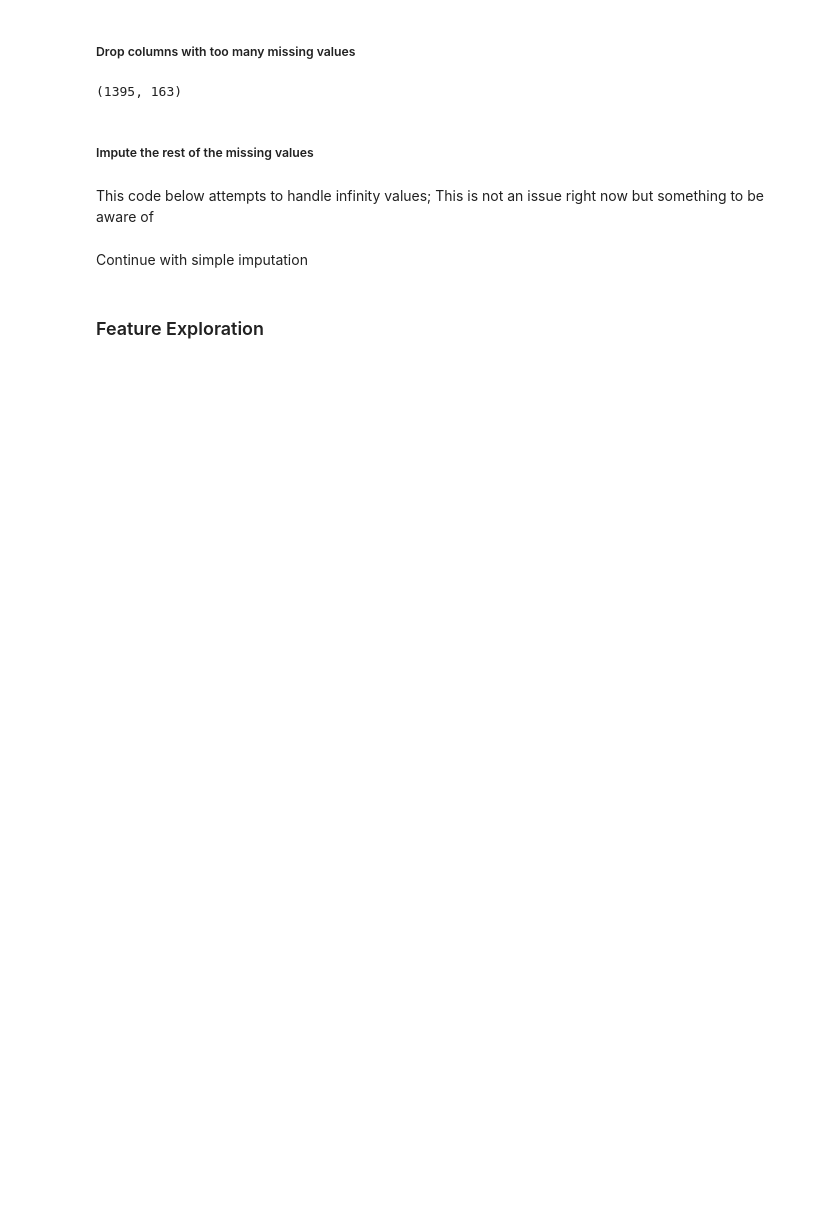
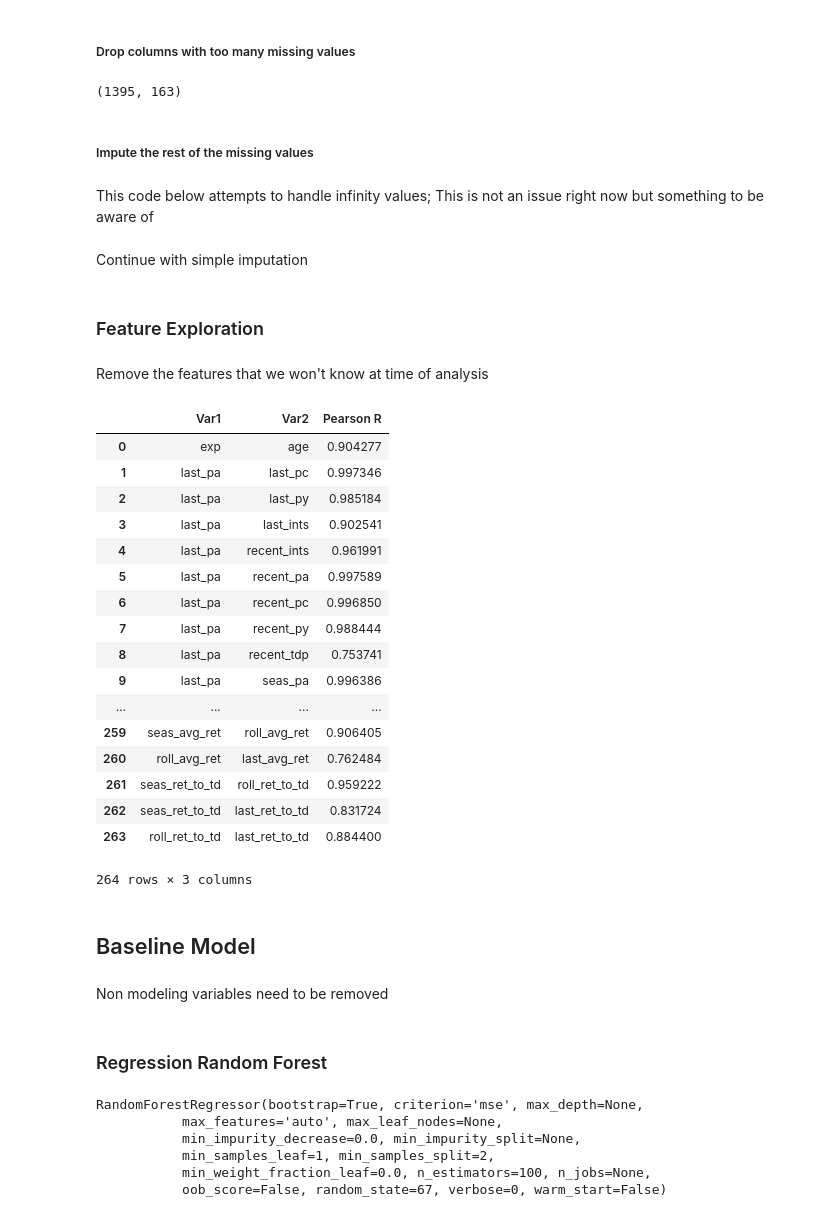
Before and after one commit to jchristo12/fantasy_football, a Jupyter notebook: analysis/model_dev.ipynb, the cells around one changed output. Drawn from its saved outputs; the diff is of its cells as text; code cells hidden in the pictures; blank space fills up the shorter version.

Commit message:
Build baseline model

```diff
--- a/analysis/model_dev.ipynb
+++ b/analysis/model_dev.ipynb
@@ -162,5 +163,42 @@ imputed_cat_df = pd.DataFrame(cat_impute.fit_transform(train_wr_miss.loc[:, impu
 # %%
 #add imputed columns to original data frame
 train_wr_imputed = pd.concat([train_wr_miss, imputed_numeric_df, imputed_cat_df], axis=1)
+# %%
+#drop the original columns that have missing data
+train_wr_imputed = train_wr_imputed.drop(list(impute_cat_col) + list(impute_numeric_col), axis=1)
 # %% [markdown]
 ### Feature Exploration
+# %% [markdown]
+Remove the features that we won't know at time of analysis
+# %%
+#remove current game stats
+drop_stat_cols = list(train_wr_imputed.loc[:, 'pa':'tdret'].columns)
+# %%
+#drop from the data frame
+wr10_subset1 = train_wr_imputed.drop(drop_stat_cols, axis=1)
+# %%
+#correlation between numerical variables
+udf.corr_to_df_summary(wr10_subset1.select_dtypes(include=np.number)).reset_index()
+# %% [output]
+|  | Var1 | Var2 | Pearson R |
+| 0 | exp | age | 0.904277 |
+| 1 | last_pa | last_pc | 0.997346 |
+| 2 | last_pa | last_py | 0.985184 |
+| 3 | last_pa | last_ints | 0.902541 |
+| 4 | last_pa | recent_ints | 0.961991 |
+| 5 | last_pa | recent_pa | 0.997589 |
+| 6 | last_pa | recent_pc | 0.996850 |
+| 7 | last_pa | recent_py | 0.988444 |
+| 8 | last_pa | recent_tdp | 0.753741 |
+| 9 | last_pa | seas_pa | 0.996386 |
+| ... | ... | ... | ... |
+| 259 | seas_avg_ret | roll_avg_ret | 0.906405 |
+| 260 | roll_avg_ret | last_avg_ret | 0.762484 |
+| 261 | seas_ret_to_td | roll_ret_to_td | 0.959222 |
+| 262 | seas_ret_to_td | last_ret_to_td | 0.831724 |
+| 263 | roll_ret_to_td | last_ret_to_td | 0.884400 |
+264 rows × 3 columns
+# %% [markdown]
+## Baseline Model
+# %% [markdown]
+Non modeling variables need to be removed
@@ -166,0 +210,2 @@ train_wr_imputed = pd.concat([train_wr_miss, imputed_numeric_df, imputed_cat_df]
+# %% [markdown]
+### Regression Random Forest
@@ -166,0 +226,9 @@ train_wr_imputed = pd.concat([train_wr_miss, imputed_numeric_df, imputed_cat_df]
+# %%
+rf_object.fit(model_subset1_x, model_subset1_y)
+# %% [output]
+RandomForestRegressor(bootstrap=True, criterion='mse', max_depth=None,
+           max_features='auto', max_leaf_nodes=None,
+           min_impurity_decrease=0.0, min_impurity_split=None,
+           min_samples_leaf=1, min_samples_split=2,
+           min_weight_fraction_leaf=0.0, n_estimators=100, n_jobs=None,
+           oob_score=False, random_state=67, verbose=0, warm_start=False)
```
Also changed, not shown: parts of 15 cells of this notebook.
